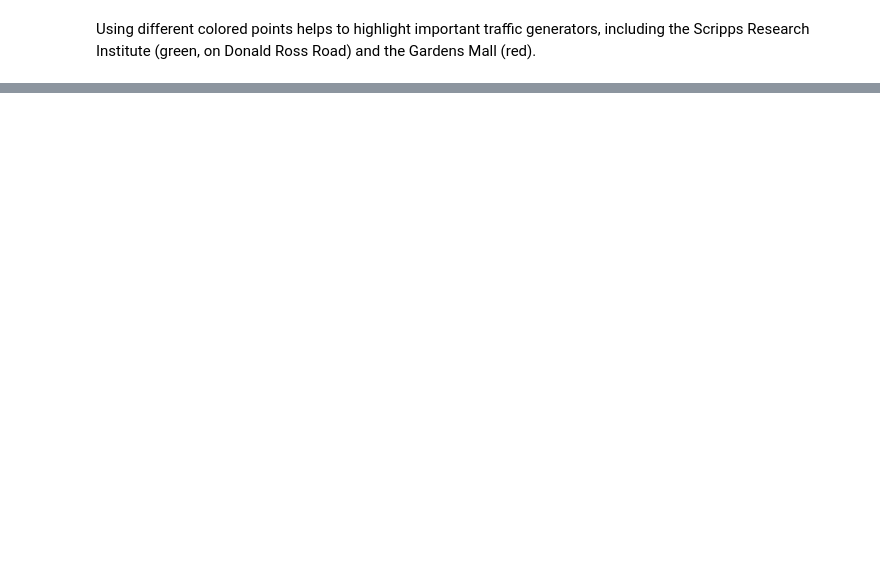
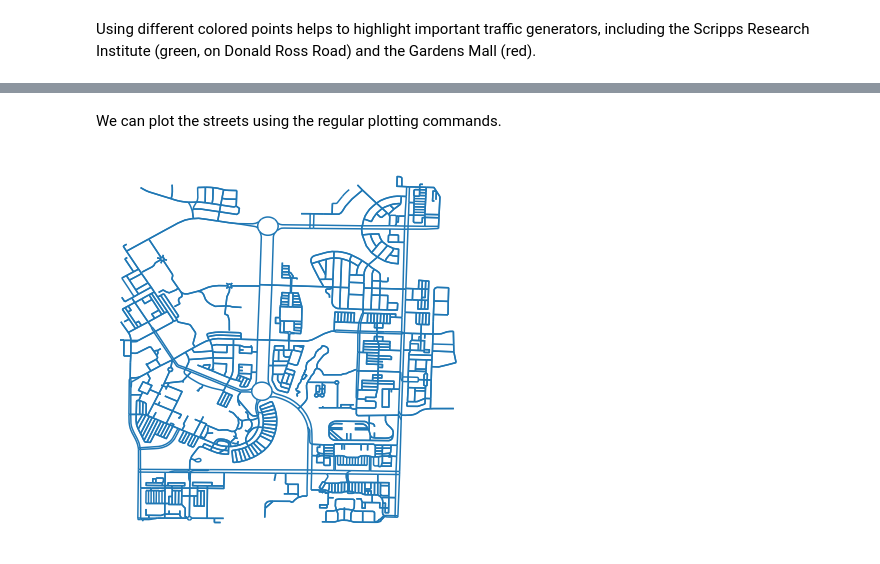
Before and after one commit to jpn--/python-for-transportation-modeling, a Jupyter notebook: course-content/geographic-analysis/static-maps.ipynb, the cells around one changed output, grey strips where cells are left out. Drawn from its saved outputs; the diff is of its cells as text; code cells hidden in the pictures; blank space fills up the shorter version.

```diff
--- a/course-content/geographic-analysis/static-maps.ipynb
+++ b/course-content/geographic-analysis/static-maps.ipynb
@@ -306,0 +311,4 @@ Scripps Research Institute (green, on Donald Ross Road) and the Gardens Mall (re
+# %%
+import osmnx as ox
+west, south, east, north = -80.12, 26.88, -80.10, 26.90
+streets = ox.graph_from_bbox(north, south, east, west, simplify=True)
@@ -306,0 +317,2 @@ Scripps Research Institute (green, on Donald Ross Road) and the Gardens Mall (re
+# %%
+street_nodes, street_edges = ox.graph_to_gdfs(streets)
@@ -306,0 +328,9 @@ Scripps Research Institute (green, on Donald Ross Road) and the Gardens Mall (re
+# %% [markdown]
+We can plot the streets using the regular plotting commands.
+# %%
+ax = street_edges.plot(figsize=(7,7))
+ax.axis('off')
+ax.set_xticks([])
+ax.set_yticks([]);
+# %% [output]
+[figure, added]
```
Also changed, not shown: parts of 9 cells of this notebook.
